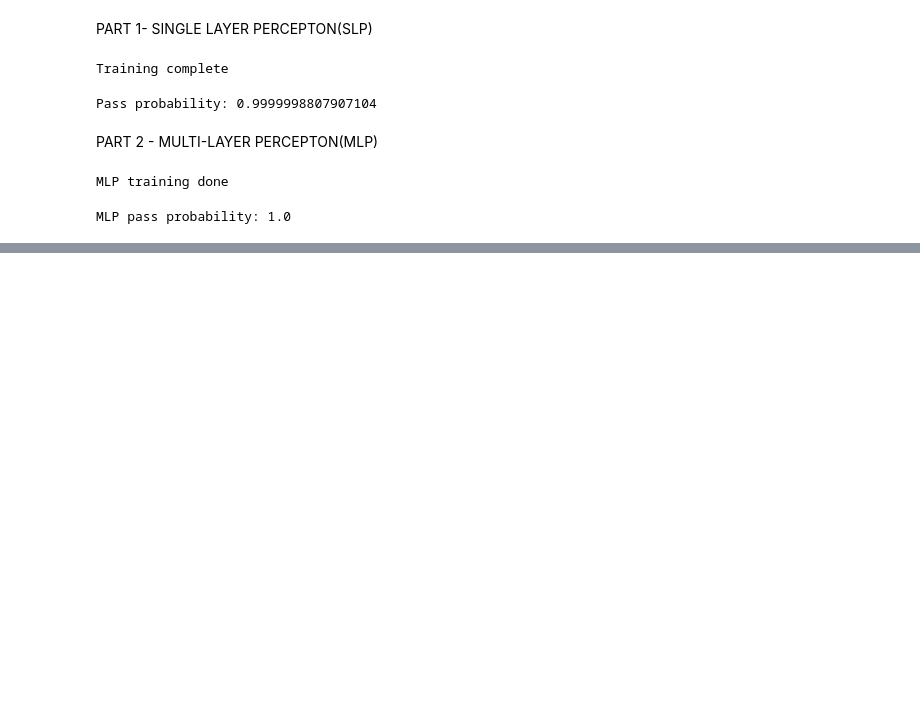
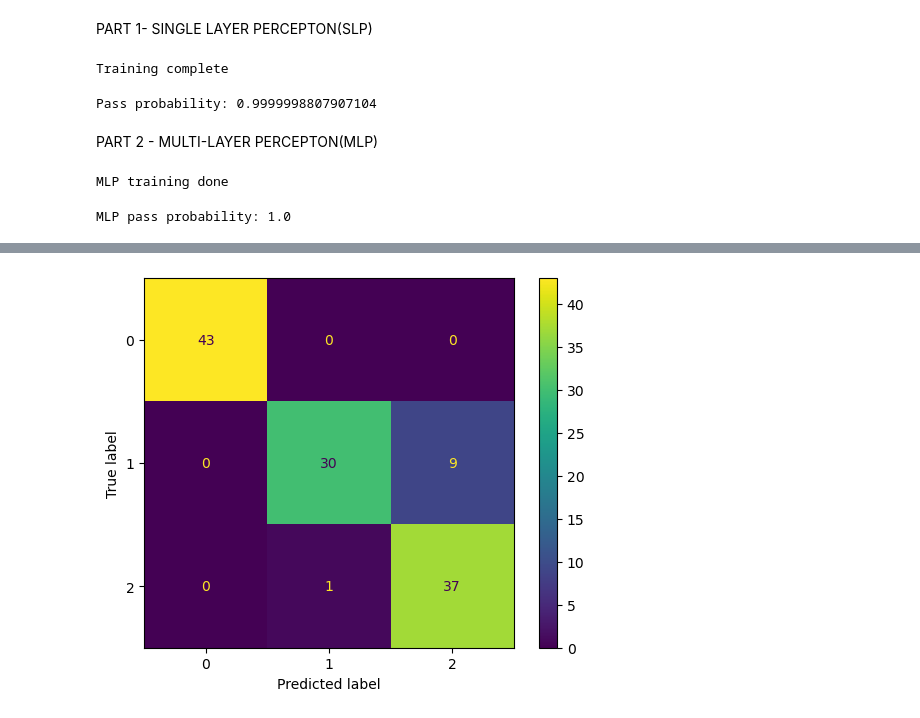
Before and after one commit to ssaha07/python_clg_n_prac, a Jupyter notebook: PYTHON/home/CLASSIFICATION .ipynb, the cells around one changed output, grey strips where cells are left out. Saved outputs shown, nothing was run; the diff lists cells and outputs as text; code cells hidden in the pictures; blank space fills up the shorter version.

```diff
--- a/PYTHON/home/CLASSIFICATION .ipynb
+++ b/PYTHON/home/CLASSIFICATION .ipynb
@@ -194,0 +261,6 @@ MLP pass probability: 1.0
+# %%
+disp=ConfusionMatrixDisplay(confusion_matrix=conf_mat_ovr)
+disp.plot()
+plt.show()
+# %% [output]
+[figure, added]
```
Also changed, not shown: parts of 7 cells of this notebook, 2 other files.
